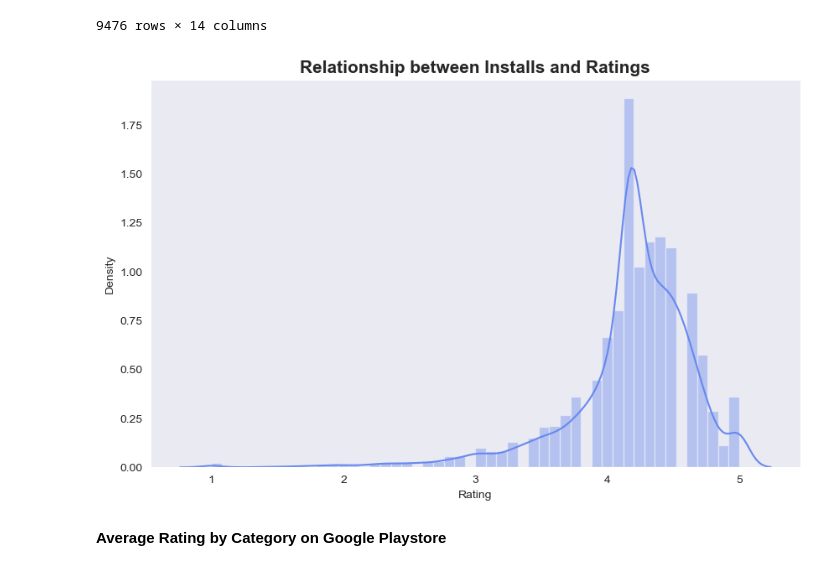
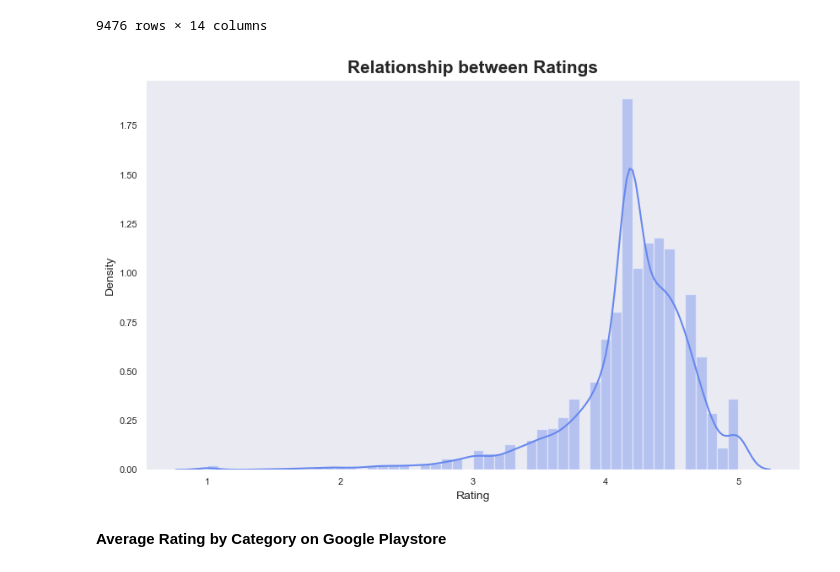
Before and after one commit to RJSINGH64/google_playstore, a Jupyter notebook: google_research.ipynb, the cells around one changed output. Cells and saved outputs as stored; diff of their text form; code cells hidden in the pictures.

```diff
--- a/google_research.ipynb
+++ b/google_research.ipynb
@@ -717,13 +719,13 @@ df_copy
 | 10838 | Parkinson Exercices FR | MEDICAL | 4.177663 | 3 | 9500.0 | 1000 | Free | 0.0 | Everyone | Medical | ... |
 9476 rows × 14 columns
 # %%
-# Relationship between Installs and Rating
+# Relationship between Ratings
 plt.figure(figsize=(10, 6))
 sns.distplot(df_copy['Rating'] , kde=True)
-plt.title('Relationship between Installs and Ratings' , fontsize=15 , fontweight="bold")
+plt.title('Relationship between Ratings' , fontsize=15 , fontweight="bold")
 plt.show()
 # %% [output]
-[figure, old version]
+[figure, new version]
 # %%
 #top genres
 top_genres = df_copy["Genres"].value_counts().sort_values(ascending=False)[:10]
```
Also changed, not shown: parts of 12 cells of this notebook, 21 other files.
